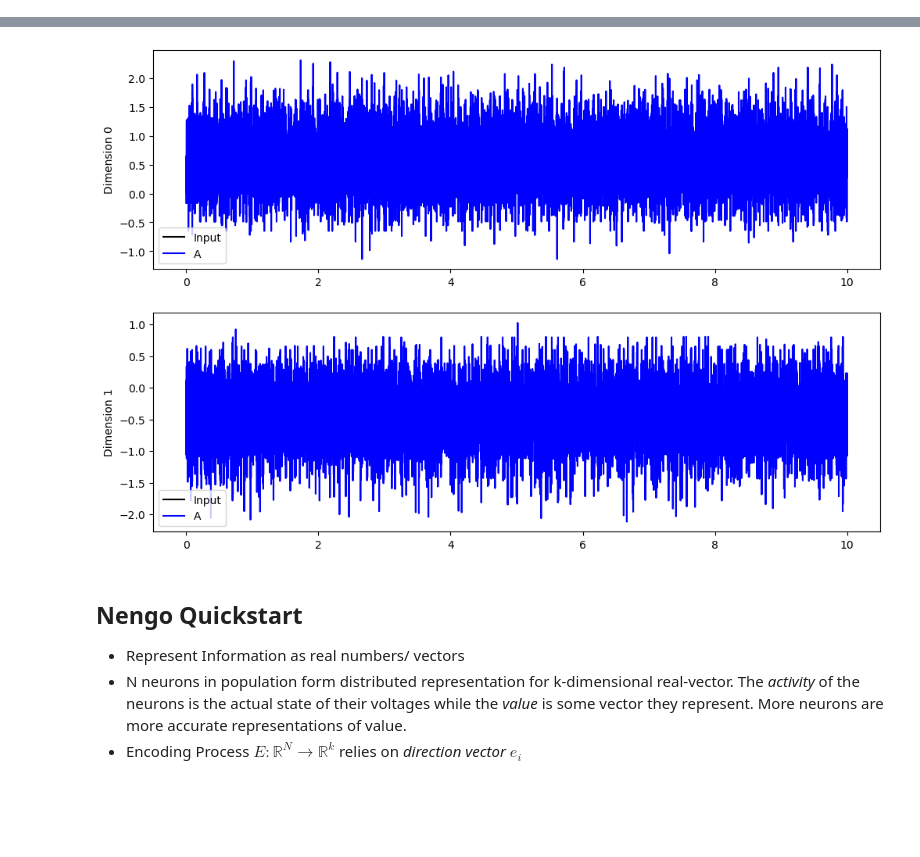
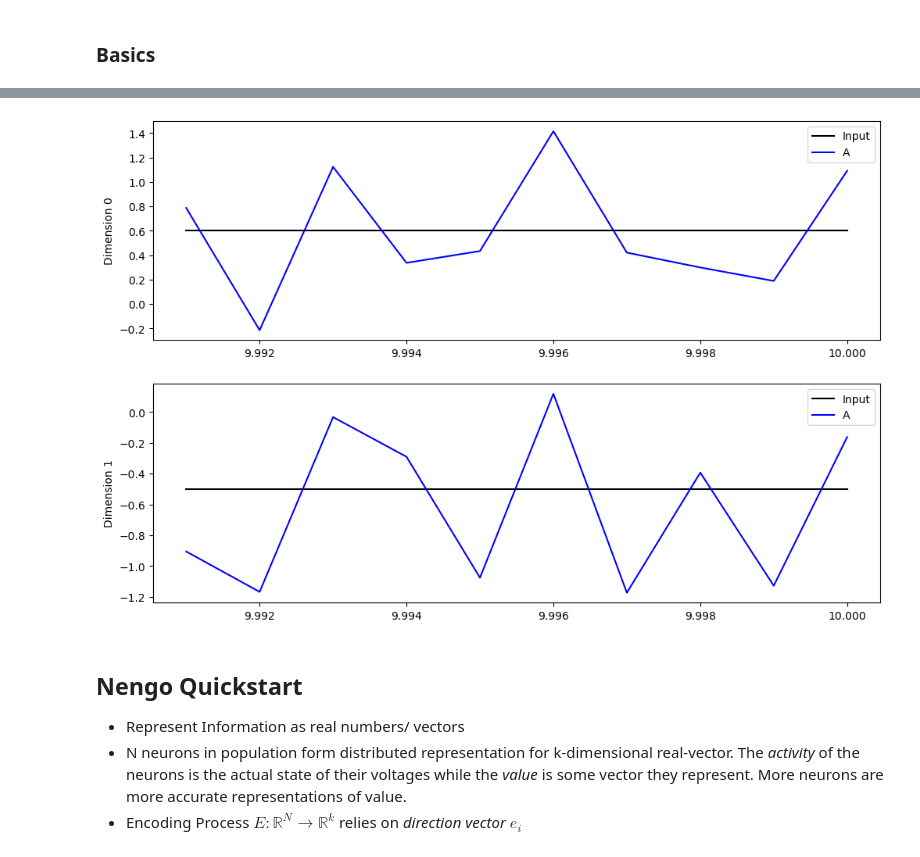
Before and after one commit to SammyAgrawal/CompBrainLoihi, a Jupyter notebook: Nengo_Tutorial.ipynb, the cells around one changed output, grey strips where cells are left out. Cells and saved outputs as stored; diff of their text form; code cells hidden in the pictures; blank space fills up the shorter version.

```diff
--- a/Nengo_Tutorial.ipynb
+++ b/Nengo_Tutorial.ipynb
@@ -8,10 +19,12 @@ from nengo.utils.matplotlib import rasterplot
+# %% [markdown]
+### Basics
 # %%
 net = nengo.Network()
 with net:
     node = nengo.Node(np.array([0.6, -0.5]))
     ensemble = nengo.Ensemble(25, 2)
     nengo.Connection(node, ensemble)
-    np = nengo.Probe(node)
+    nop = nengo.Probe(node)
     ep = nengo.Probe(ensemble)
 # %%
 with nengo.Simulator(net) as sim:
@@ -22,18 +35,18 @@ with nengo.Simulator(net) as sim:
 # %%
 dims_to_observe = [0, 1]
 D = len(dims_to_observe)
 plt.figure(figsize=(6*D, 8))
 for i, d in enumerate(dims_to_observe):
     plt.subplot(D, 1, i+1)
-    plt.plot(sim.trange()[-10:], sim.data[np].T[d][-10:], c="k", label="Input")
+    plt.plot(sim.trange()[-10:], sim.data[nop].T[d][-10:], c="k", label="Input")
     plt.plot(sim.trange()[-10:], sim.data[ep].T[d][-10:], c="b", label="A")
     #plt.plot(sim.trange(), sim.data[B_p].T[d], c="r", label="B")
     plt.ylabel(f"Dimension {d}")
     plt.legend(loc="best")
 
 plt.show()
 # %% [output]
-[figure, old version]
+[figure, new version]
 # %% [markdown]
 ## Nengo Quickstart
 - Represent Information as real numbers/ vectors
```
Also changed, not shown: parts of 15 cells of this notebook, 7 other files.
